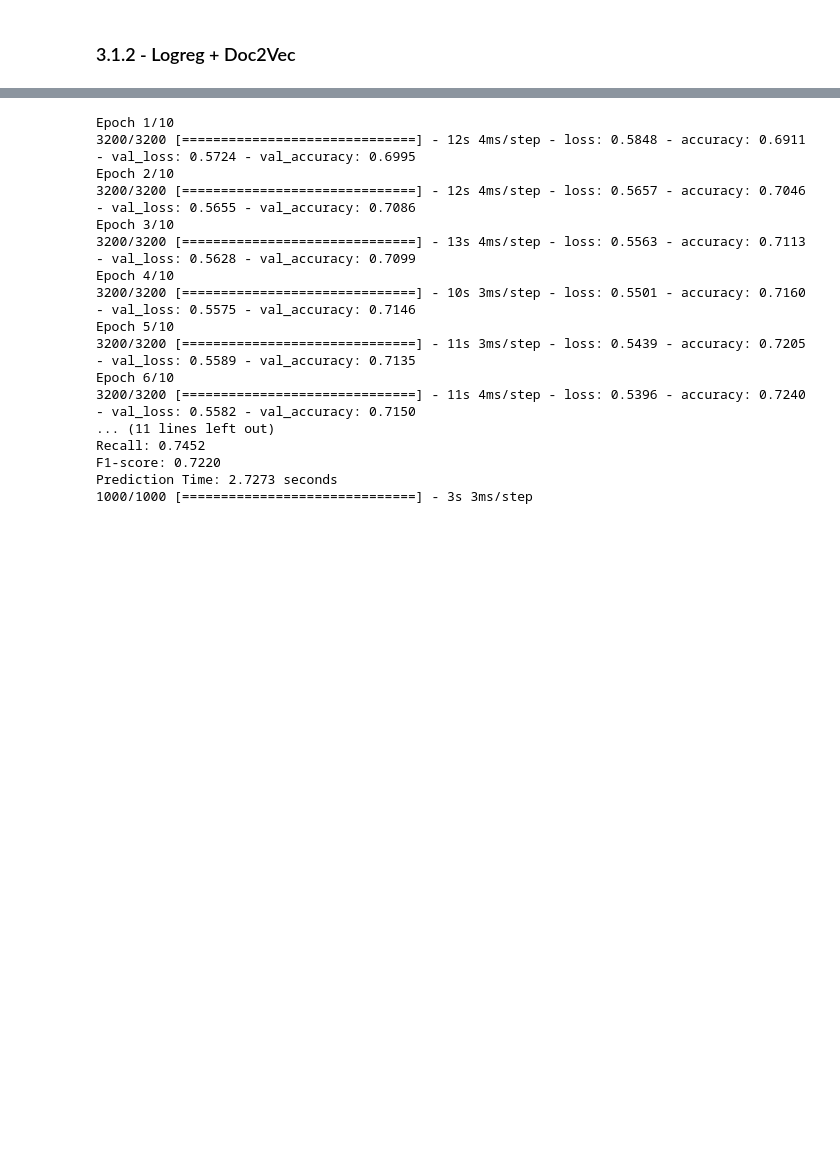
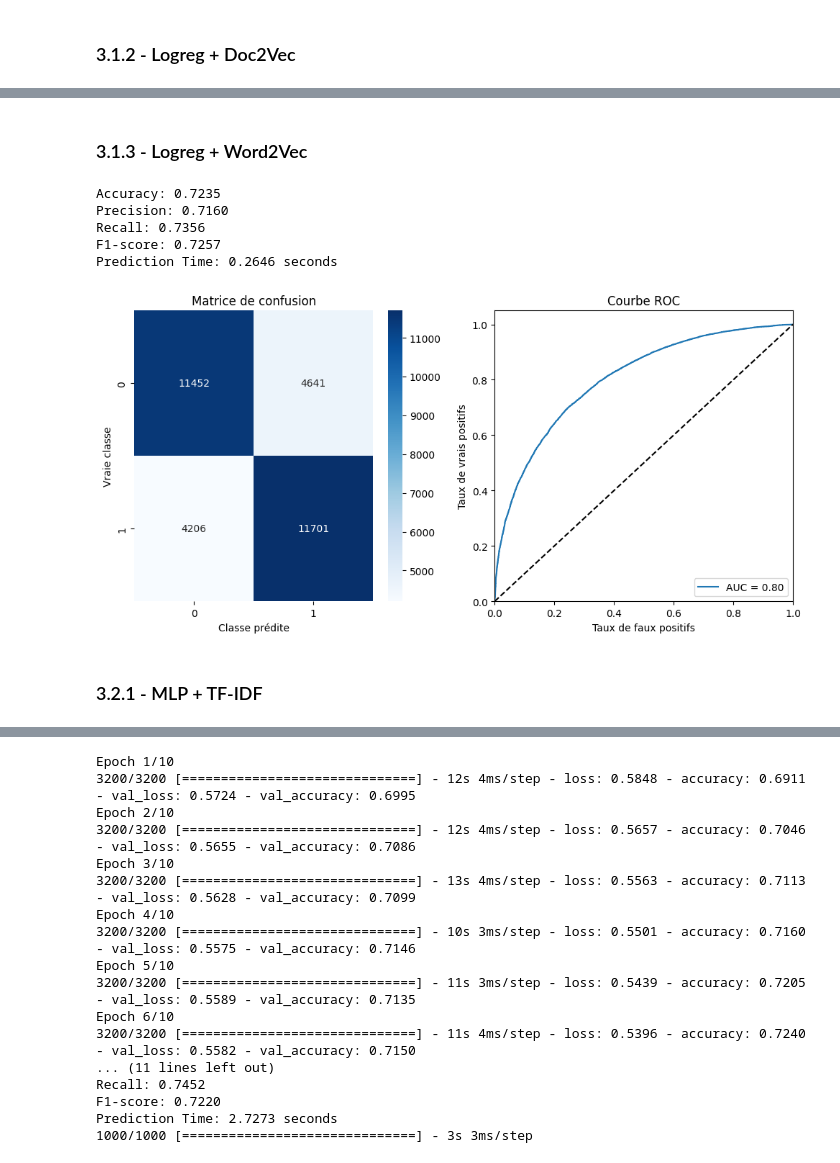
Before and after one commit to mehdimunim/OC7, a Jupyter notebook: notebooks/03_Mehdi_MUNIM_modelisation.ipynb, the cells around one changed output, grey strips where cells are left out. Drawn from its saved outputs; the diff is of its cells as text; code cells hidden in the pictures; blank space fills up the shorter version.

```diff
--- a/notebooks/03_Mehdi_MUNIM_modelisation.ipynb
+++ b/notebooks/03_Mehdi_MUNIM_modelisation.ipynb
@@ -187,0 +179,50 @@ Prediction Time: 0.0144 seconds
+# %% [markdown]
+### 3.1.3 - Logreg + Word2Vec
+# %%
+# Créer et entraîner le modèle de régression logistique
+model_lr_w2v = LogisticRegression(solver='liblinear',
+                                  max_iter=1000)
+
+# Démarrer une exécution MLflow
+with mlflow.start_run():
+    try:
+        # Entraîner le modèle
+        model_lr_w2v.fit(X_train_w2v, y_train)
+
+        # Évaluer le modèle et récupérer les métriques
+        accuracy, precision, recall, f1, predict_time = evaluation.evaluer_modele(model_lr_w2v,
+                                                                       X_test_w2v,
+                                                                       y_test)
+    except KeyboardInterrupt:
+        print("Entraînement interrompu")
+
+    # Enregistrer les paramètres
+    mlflow.log_param("model", "LogisticRegression_Word2Vec")  # Nom descriptif
+    mlflow.log_param("solver", "liblinear")
+    mlflow.log_param("max_iter", 1000)
+    mlflow.log_param("random_state", 42) # Ajouter le random state
+
+    # Enregistrer les métriques
+    if 'accuracy' in locals():
+        mlflow.log_metric("accuracy", accuracy)
+        mlflow.log_metric("precision", precision)
+        mlflow.log_metric("recall", recall)
+        mlflow.log_metric("f1_score", f1)
+        mlflow.log_metric("predict_time", predict_time)
+
+    # Ajouter un tag
+    mlflow.set_tag("model_name", "LogisticRegression_Word2Vec")
+
+    # Enregistrer le modèle avec mlflow
+    mlflow.sklearn.log_model(model_lr_w2v,
+                             "model_lr_word2vec",
+                            input_example = X_train_w2v[:5])
+# %% [output]
+Accuracy: 0.7235
+Precision: 0.7160
+Recall: 0.7356
+F1-score: 0.7257
+Prediction Time: 0.2646 seconds
+[figure, added]
+# %% [markdown]
+### 3.2.1 - MLP + TF-IDF
```
Also changed, not shown: parts of 17 cells of this notebook, 11 other files.
